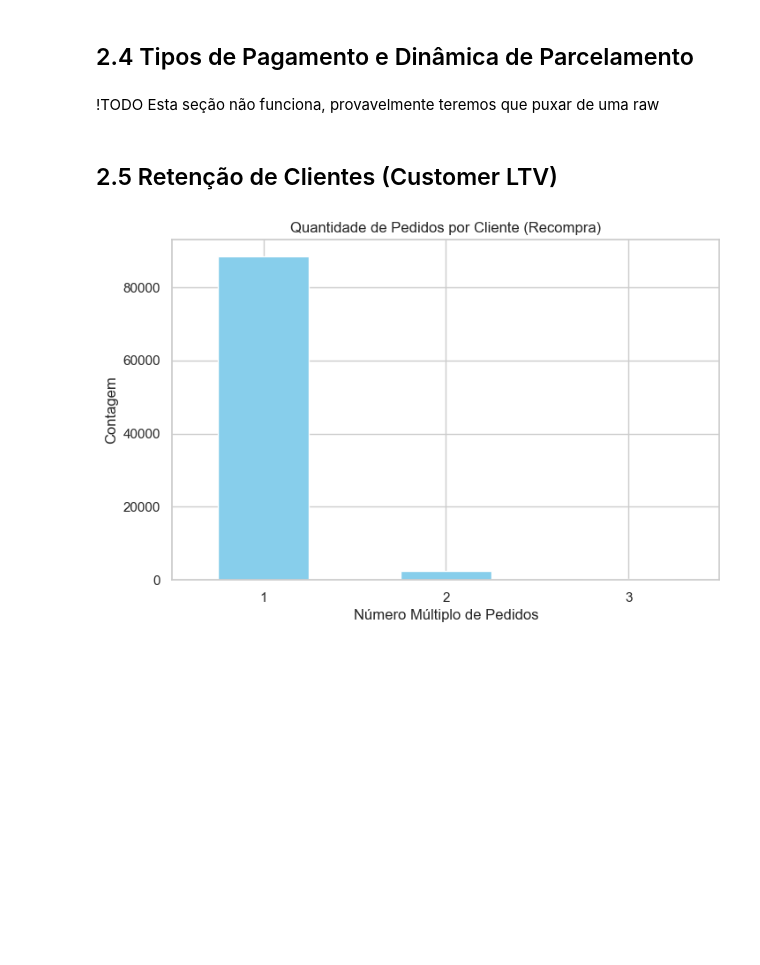
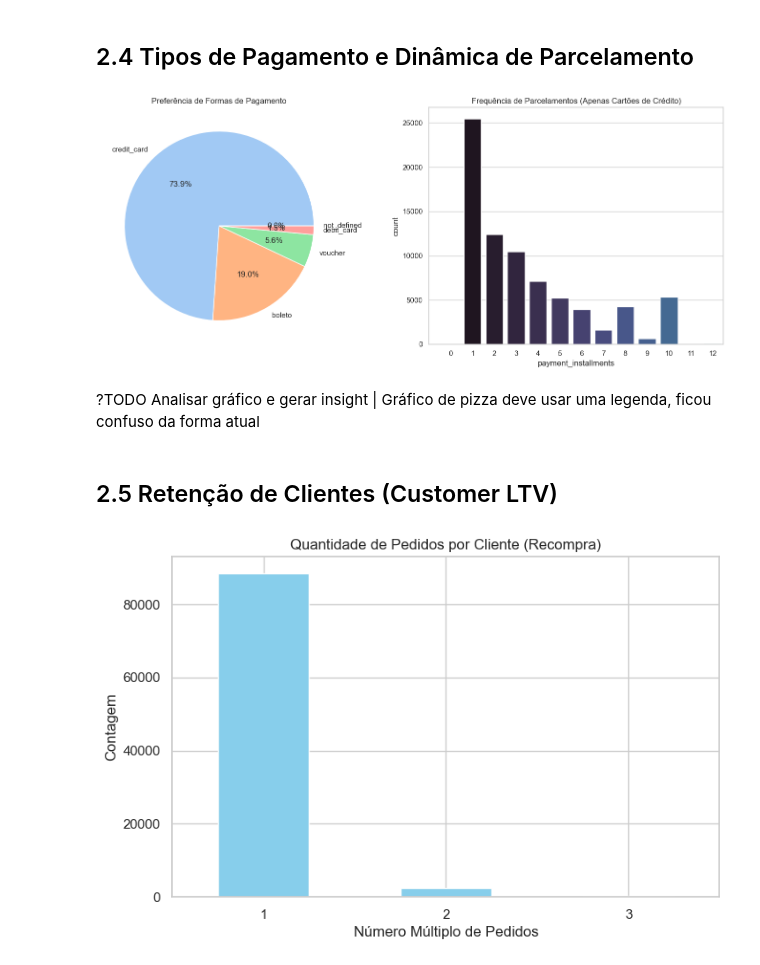
Before and after one commit to NikolasTesch/DesafioRadar, a Jupyter notebook: notebooks/main_analysis.ipynb, the cells around one changed output. Cells and saved outputs as stored; diff of their text form; code cells hidden in the pictures; blank space fills up the shorter version.

```diff
--- a/notebooks/main_analysis.ipynb
+++ b/notebooks/main_analysis.ipynb
@@ -205,31 +219,33 @@ if 'order_purchase_timestamp' in df.columns:
 # %% [markdown]
 ## 2.4 Tipos de Pagamento e Dinâmica de Parcelamento
 # %%
-if 'payment_type' in df.columns and 'payment_installments' in df.columns:
-    plt.figure(figsize=(14, 6))
+path_payments_raw = '../data/raw/olist_order_payments_dataset.csv'
+try:
+    df_payments = pd.read_csv(path_payments_raw)
 
-    plt.subplot(1, 2, 1)
-    df['payment_type'].value_counts().plot(kind='pie', autopct='%1.1f%%', colors=sns.color_palette('pastel'))
-    plt.title('Preferência de Formas de Pagamento')
-    plt.ylabel('')
+    # Processamento visual dos dados brutos de pagamento
+    if 'payment_type' in df_payments.columns and 'payment_installments' in df_payments.columns:
+        plt.figure(figsize=(14, 6))
 
-    plt.subplot(1, 2, 2)
-    sns.countplot(data=df[df['payment_type'] == 'credit_card'], x='payment_installments', palette='mako')
-    plt.title('Frequência de Parcelamentos (Apenas Cartões de Crédito)')
-    plt.xlim(-1, 12.5)
+        plt.subplot(1, 2, 1)
+        df_payments['payment_type'].value_counts().plot(kind='pie', autopct='%1.1f%%', colors=sns.color_palette('pastel'))
+        plt.title('Preferência de Formas de Pagamento')
+        plt.ylabel('')
 
-    plt.tight_layout()
-    plt.savefig('results/17_pagamento_e_parcelamento.png', bbox_inches='tight')
-    plt.show()
+        plt.subplot(1, 2, 2)
+        sns.countplot(data=df_payments[df_payments['payment_type'] == 'credit_card'], x='payment_installments', palette='mako')
+        plt.title('Frequência de Parcelamentos (Apenas Cartões de Crédito)')
+        plt.xlim(-1, 12.5)
 
-
-    pagamento_uf = df.groupby(['customer_state', 'payment_type'])['order_id'].nunique().reset_index()
-    pagamento_uf = pagamento_uf.sort_values(['customer_state', 'order_id'], ascending=[True, False])
-    top_pagamento_uf = pagamento_uf.groupby('customer_state').head(1)
-    pd.set_option('display.max_rows', 5)
-    print("\nForma de pagamento mais comum por Estado:\n", top_pagamento_uf)
+        plt.tight_layout()
+        plt.savefig('results/17_pagamento_e_parcelamento.png', bbox_inches='tight')
+        plt.show()
+except Exception as e:
+    print("Os dados brutos de pagamento não puderam ser processados:", e)
+# %% [output]
+[figure, added]
-# %% [markdown]
-!TODO Esta seção não funciona, provavelmente teremos que puxar de uma raw
+# %% [markdown]
+?TODO Analisar gráfico e gerar insight | Gráfico de pizza deve usar uma legenda, ficou confuso da forma atual
 # %% [markdown]
 ## 2.5 Retenção de Clientes (Customer LTV)
 # %%
```
Also changed, not shown: parts of 53 cells of this notebook.
